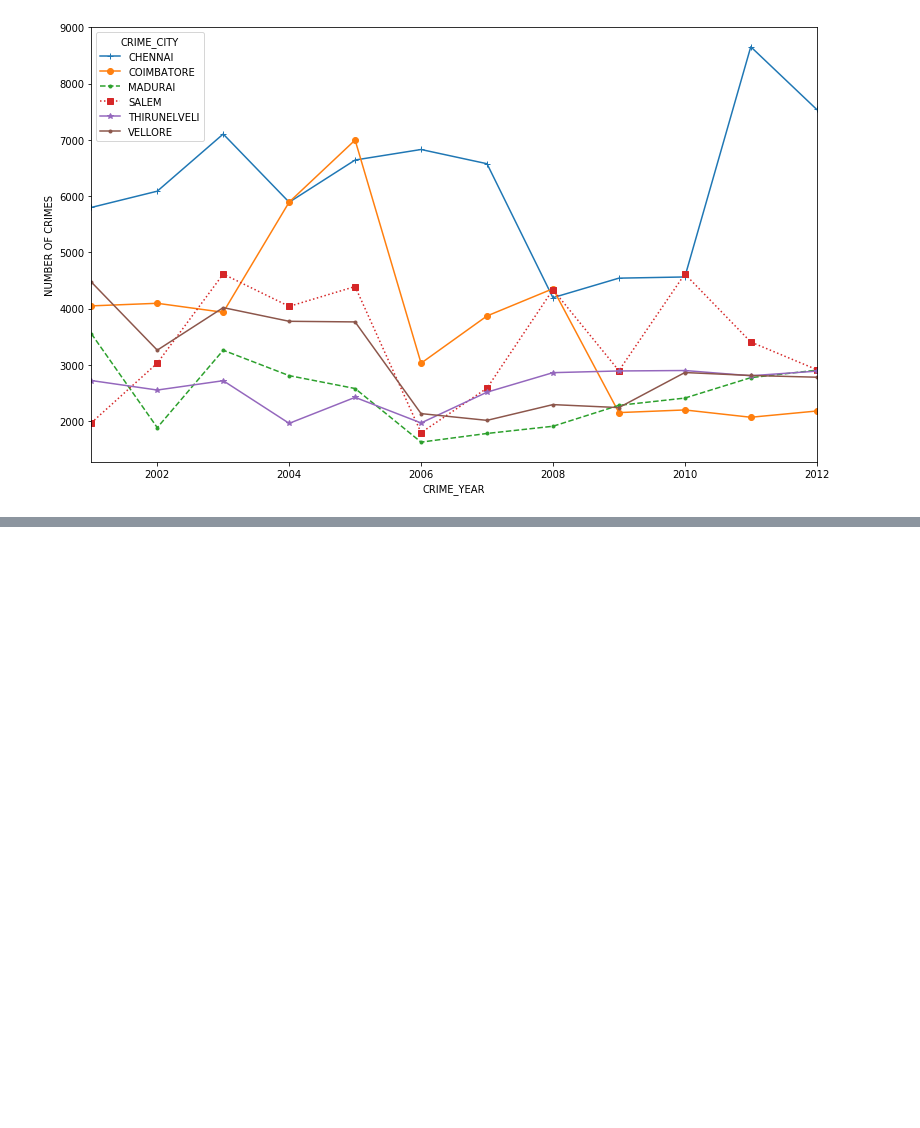
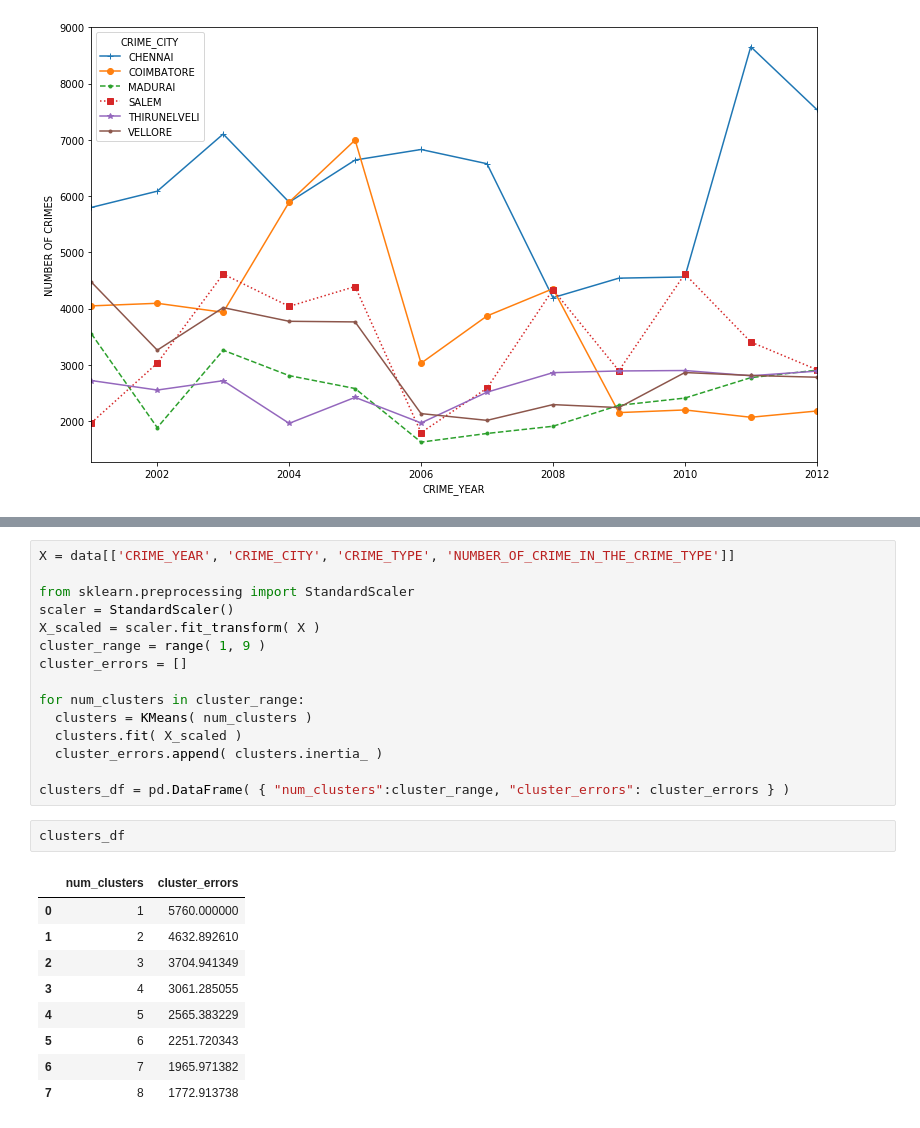
Before and after one commit to Ferdib-Al-Islam/crime-data-visualization-and-analysis, a Jupyter notebook: sowrozit_crime_tamilnadu.ipynb, the cells around one changed output, grey strips where cells are left out. Drawn from its saved outputs; the diff is of its cells as text; blank space fills up the shorter version.

Commit message:
notebook updated - clustering part strated . . . current is not as paper describe

```diff
--- a/sowrozit_crime_tamilnadu.ipynb
+++ b/sowrozit_crime_tamilnadu.ipynb
@@ -65,0 +111,27 @@ data.groupby(['CRIME_YEAR', 'CRIME_CITY']).sum()['NUMBER_OF_CRIME_IN_THE_CRIME_T
+# %%
+X = data[['CRIME_YEAR', 'CRIME_CITY', 'CRIME_TYPE', 'NUMBER_OF_CRIME_IN_THE_CRIME_TYPE']]
+
+from sklearn.preprocessing import StandardScaler
+scaler = StandardScaler()
+X_scaled = scaler.fit_transform( X )
+cluster_range = range( 1, 9 )
+cluster_errors = []
+
+for num_clusters in cluster_range:
+  clusters = KMeans( num_clusters )
+  clusters.fit( X_scaled )
+  cluster_errors.append( clusters.inertia_ )
+
+clusters_df = pd.DataFrame( { "num_clusters":cluster_range, "cluster_errors": cluster_errors } )
+# %%
+clusters_df
+# %% [output]
+|  | num_clusters | cluster_errors |
+| 0 | 1 | 5760.000000 |
+| 1 | 2 | 4632.892610 |
+| 2 | 3 | 3704.941349 |
+| 3 | 4 | 3061.285055 |
+| 4 | 5 | 2565.383229 |
+| 5 | 6 | 2251.720343 |
+| 6 | 7 | 1965.971382 |
+| 7 | 8 | 1772.913738 |
```
Also changed, not shown: parts of 5 cells of this notebook.
